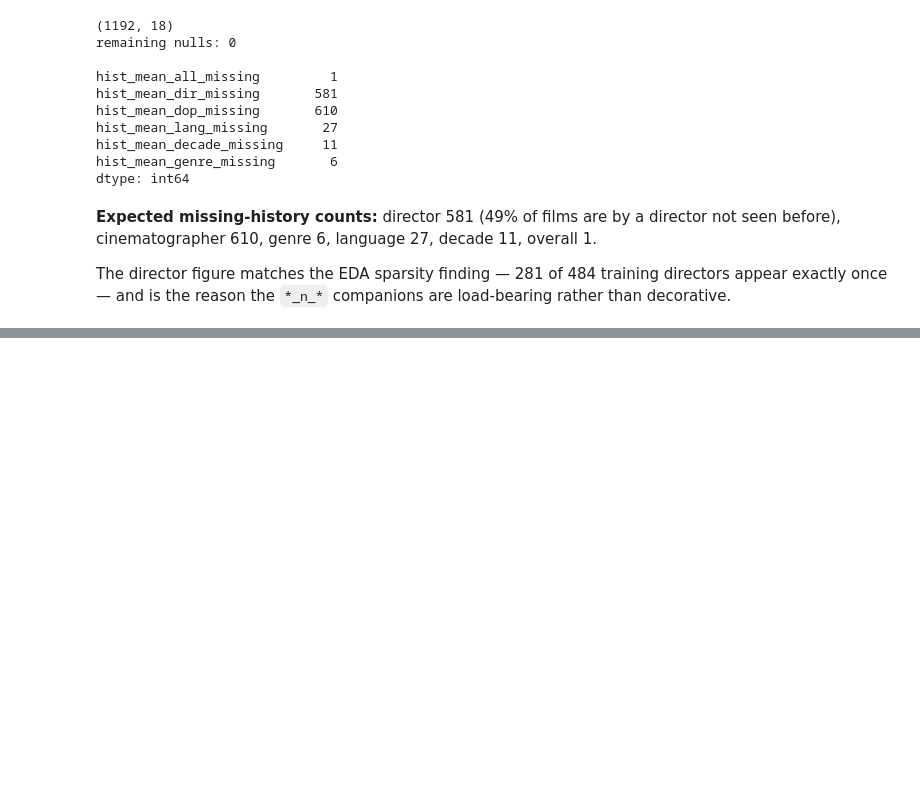
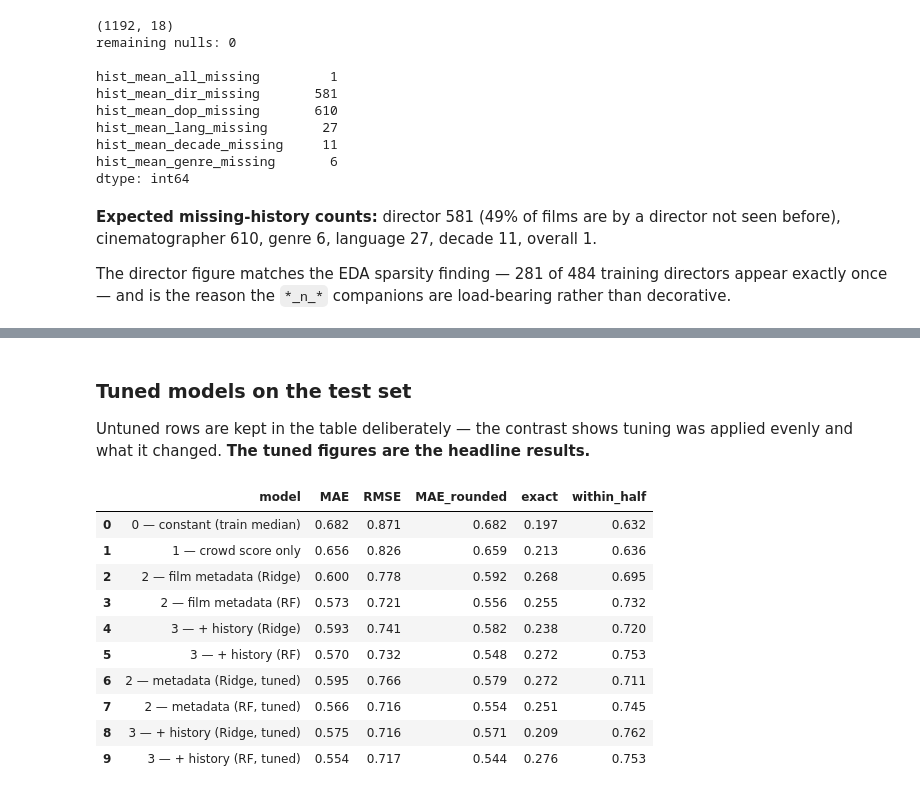
Before and after one commit to Roborohan/Letterboxd-Regression-Capstone, a Jupyter notebook: 04_models.ipynb, the cells around one changed output, grey strips where cells are left out. Saved outputs shown, nothing was run; the diff lists cells and outputs as text; code cells hidden in the pictures; blank space fills up the shorter version.

Commit message:
Added model 2 Ridge and RF with Grid Search CV

```diff
--- a/04_models.ipynb
+++ b/04_models.ipynb
@@ -825,0 +1143,21 @@ than decorative.
+# %%
+RIDGE_GRID = {"ridge__alpha": [0.1, 1, 10, 100, 1000]}
+RF_GRID = {
+    "min_samples_leaf": [1, 5, 15, 30],
+    "max_features":     ["sqrt", 0.5, 1.0],
+}
+
+def tune(estimator, grid, X, y):
+    """Grid search over time-ordered folds; returns the refitted best model."""
+    search = GridSearchCV(estimator, grid, cv=tscv,
+                          scoring="neg_mean_absolute_error", n_jobs=-1)
+    search.fit(X, y)
+    print(f"  best {search.best_params_}  CV MAE {-search.best_score_:.3f}")
+    return search.best_estimator_
+
+print("Model 2 — Ridge")
+ridge_2t = tune(make_pipeline(StandardScaler(), Ridge()), RIDGE_GRID, X_train, train["rating"])
+
+print("Model 2 — RF")
+rf_2t = tune(RandomForestRegressor(n_estimators=300, random_state=0),
+             RF_GRID, X_train, train["rating"])
@@ -825,0 +1174,7 @@ than decorative.
+# %%
+print("Model 3 — Ridge")
+ridge_3t = tune(make_pipeline(StandardScaler(), Ridge()), RIDGE_GRID, X3_train, train["rating"])
+
+print("Model 3 — RF")
+rf_3t = tune(RandomForestRegressor(n_estimators=300, random_state=0),
+             RF_GRID, X3_train, train["rating"])
@@ -825,0 +1194,32 @@ than decorative.
+# %% [markdown]
+### Tuned models on the test set
+
+Untuned rows are kept in the table deliberately — the contrast shows tuning was applied
+evenly and what it changed. **The tuned figures are the headline results.**
+# %%
+tuned = {
+    "2 — metadata (Ridge, tuned)": (ridge_2t, X_train.columns),
+    "2 — metadata (RF, tuned)":    (rf_2t,    X_train.columns),
+    "3 — + history (Ridge, tuned)": (ridge_3t, X3_train.columns),
+    "3 — + history (RF, tuned)":    (rf_3t,    X3_train.columns),
+}
+
+preds_t = {}
+for name, (model, cols) in tuned.items():
+    X_te = X_test if len(cols) == X_test.shape[1] else X3_test
+    preds_t[name] = model.predict(X_te)
+    results.append(evaluate(test["rating"], preds_t[name], name))
+
+pd.DataFrame(results).round(3)
+# %% [output]
+|  | model | MAE | RMSE | MAE_rounded | exact | within_half |
+| 0 | 0 — constant (train median) | 0.682 | 0.871 | 0.682 | 0.197 | 0.632 |
+| 1 | 1 — crowd score only | 0.656 | 0.826 | 0.659 | 0.213 | 0.636 |
+| 2 | 2 — film metadata (Ridge) | 0.600 | 0.778 | 0.592 | 0.268 | 0.695 |
+| 3 | 2 — film metadata (RF) | 0.573 | 0.721 | 0.556 | 0.255 | 0.732 |
+| 4 | 3 — + history (Ridge) | 0.593 | 0.741 | 0.582 | 0.238 | 0.720 |
+| 5 | 3 — + history (RF) | 0.570 | 0.732 | 0.548 | 0.272 | 0.753 |
+| 6 | 2 — metadata (Ridge, tuned) | 0.595 | 0.766 | 0.579 | 0.272 | 0.711 |
+| 7 | 2 — metadata (RF, tuned) | 0.566 | 0.716 | 0.554 | 0.251 | 0.745 |
+| 8 | 3 — + history (Ridge, tuned) | 0.575 | 0.716 | 0.571 | 0.209 | 0.762 |
+| 9 | 3 — + history (RF, tuned) | 0.554 | 0.717 | 0.544 | 0.276 | 0.753 |
```
Also changed, not shown: parts of 32 cells of this notebook.
